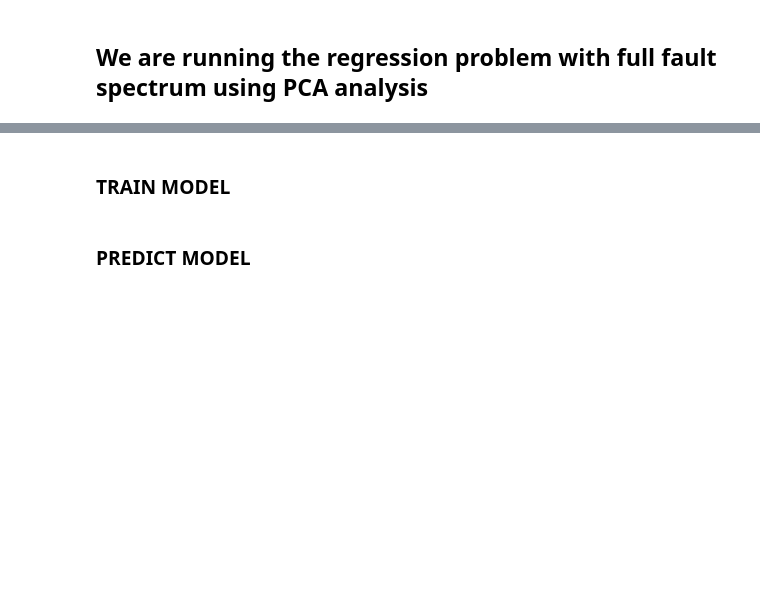
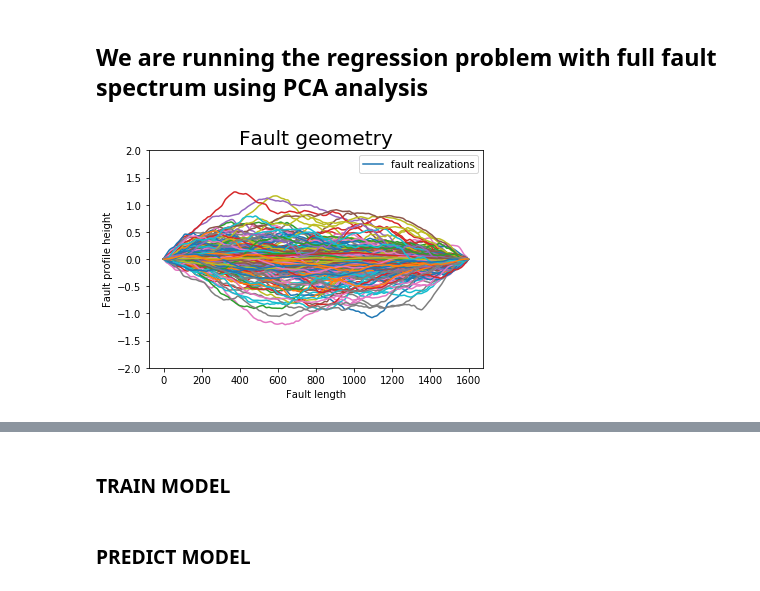
Before and after one commit to ksaslam/earthquake_Mag_by_Modeling_ML, a Jupyter notebook: regression_problem.ipynb, the cells around one changed output, grey strips where cells are left out. Cells and saved outputs as stored; diff of their text form; code cells hidden in the pictures; blank space fills up the shorter version.

Commit message:
regression file plots

```diff
--- a/regression_problem.ipynb
+++ b/regression_problem.ipynb
@@ -111,22 +111,24 @@ Accuracy of NN regressor on train set: 0.85
 # %%
 m, n, params, y = load_data('oct09')
 train_mean = np.mean(params, axis=0)
 train_std = np.std(params, axis=0)
 
 
-k= plt.plot(np.transpose(params[::10,0:1599]))
+plt.plot(np.transpose(params[::10,0:1599]))
 plt.title('Fault geometry', fontsize=20)
 plt.xlabel('Fault length')
 plt.ylabel('Fault profile height')
-y=['fault realizations']
-plt.legend(y,loc="best")
+label=['fault realizations']
+plt.legend(label,loc="best")
 plt.ylim((-2,2))
 plt.show()
 
 
 # normalize the parameters for the training data file
 params = params-train_mean
 params = params/train_std
+# %% [output]
+[figure, added]
 # %%
 
 
```
Also changed, not shown: parts of 4 cells of this notebook.
